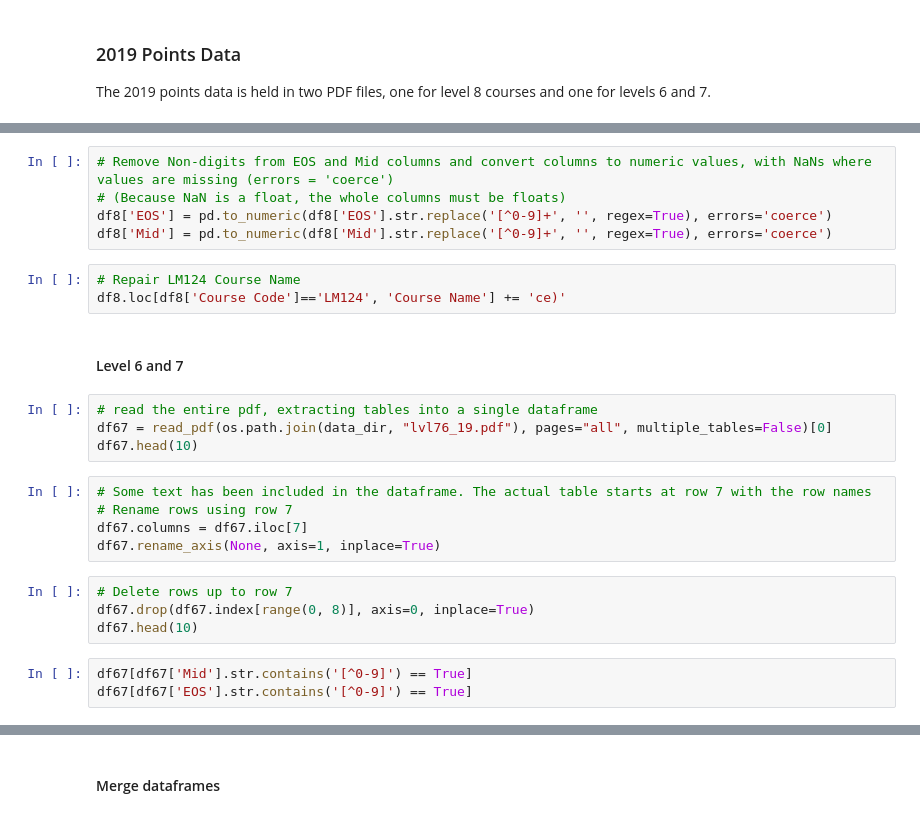
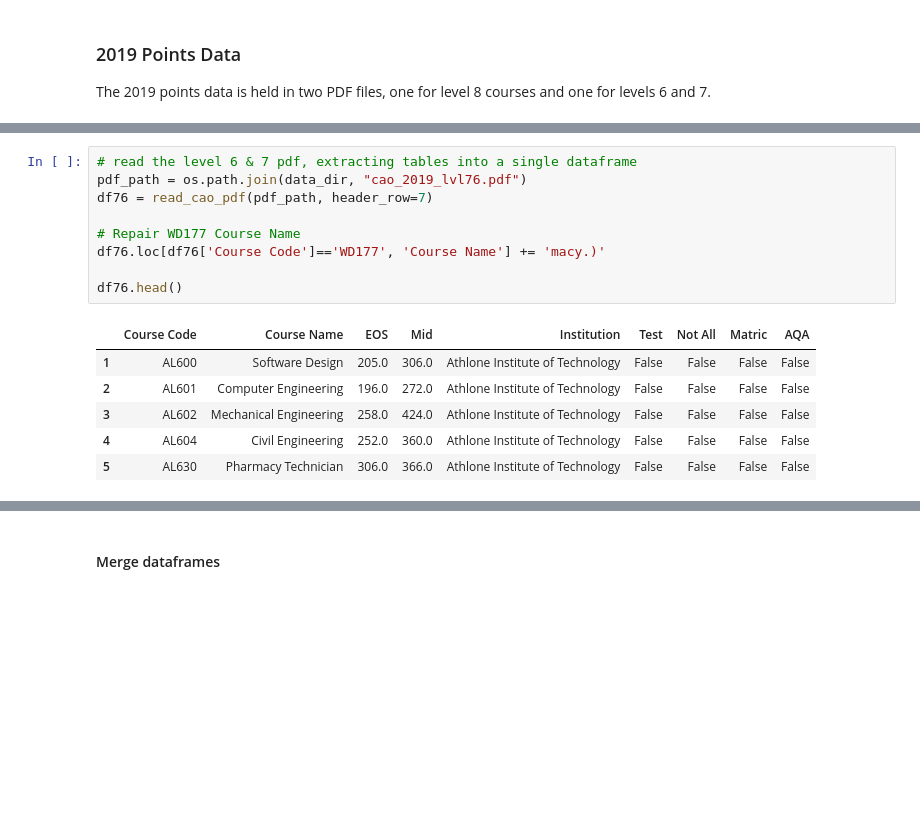
Before and after one commit to fod/fundamentals-data-analysis, a Jupyter notebook: cao.ipynb, the cells around one changed output, grey strips where cells are left out. Cells and saved outputs as stored; diff of their text form; blank space fills up the shorter version.

```diff
--- a/cao.ipynb
+++ b/cao.ipynb
@@ -324,26 +330,16 @@ df8['Matric'] = df8['EOS'].str.contains('mat', na=False)
-# %%
-# Remove Non-digits from EOS and Mid columns and convert columns to numeric values, with NaNs where values are missing (errors = 'coerce')
-# (Because NaN is a float, the whole columns must be floats)
-df8['EOS'] = pd.to_numeric(df8['EOS'].str.replace('[^0-9]+', '', regex=True), errors='coerce')
-df8['Mid'] = pd.to_numeric(df8['Mid'].str.replace('[^0-9]+', '', regex=True), errors='coerce')
-# %%
-# Repair LM124 Course Name
-df8.loc[df8['Course Code']=='LM124', 'Course Name'] += 'ce)'
-# %% [markdown]
-#### Level 6 and 7
 # %%
-# read the entire pdf, extracting tables into a single dataframe
-df67 = read_pdf(os.path.join(data_dir, "lvl76_19.pdf"), pages="all", multiple_tables=False)[0]
-df67.head(10)
+# read the level 6 & 7 pdf, extracting tables into a single dataframe
+pdf_path = os.path.join(data_dir, "cao_2019_lvl76.pdf")
+df76 = read_cao_pdf(pdf_path, header_row=7)
+
+# Repair WD177 Course Name
+df76.loc[df76['Course Code']=='WD177', 'Course Name'] += 'macy.)'
+
+df76.head()
+# %% [output]
+|  | Course Code | Course Name | EOS | Mid | Institution | Test | Not All | Matric | AQA |
+| 1 | AL600 | Software Design | 205.0 | 306.0 | Athlone Institute of Technology | False | False | False | False |
+| 2 | AL601 | Computer Engineering | 196.0 | 272.0 | Athlone Institute of Technology | False | False | False | False |
+| 3 | AL602 | Mechanical Engineering | 258.0 | 424.0 | Athlone Institute of Technology | False | False | False | False |
+| 4 | AL604 | Civil Engineering | 252.0 | 360.0 | Athlone Institute of Technology | False | False | False | False |
+| 5 | AL630 | Pharmacy Technician | 306.0 | 366.0 | Athlone Institute of Technology | False | False | False | False |
-# %%
-# Some text has been included in the dataframe. The actual table starts at row 7 with the row names
-# Rename rows using row 7
-df67.columns = df67.iloc[7]
-df67.rename_axis(None, axis=1, inplace=True)
-# %%
-# Delete rows up to row 7
-df67.drop(df67.index[range(0, 8)], axis=0, inplace=True)
-df67.head(10)
-# %%
-df67[df67['Mid'].str.contains('[^0-9]') == True]
-df67[df67['EOS'].str.contains('[^0-9]') == True]
```
Also changed, not shown: parts of 20 cells of this notebook.
